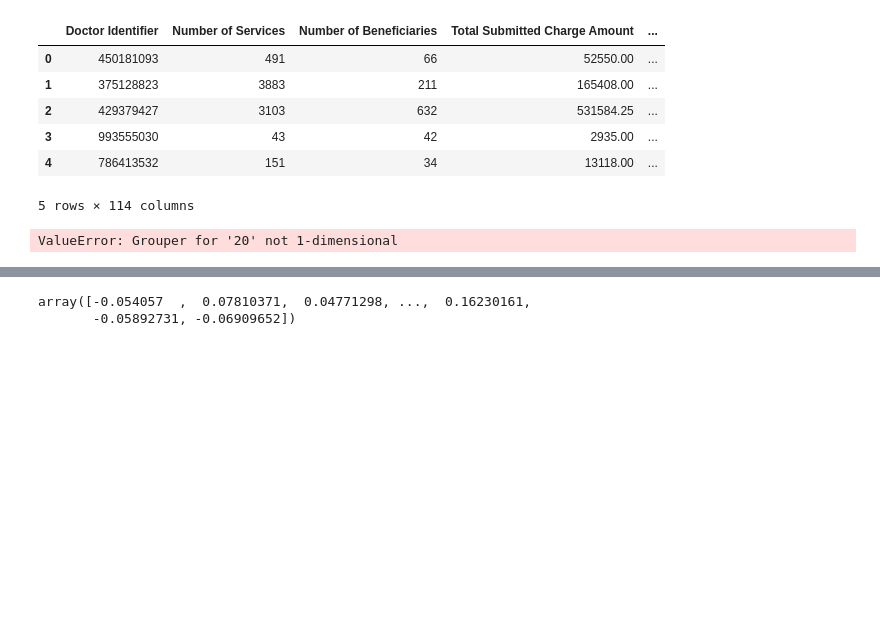
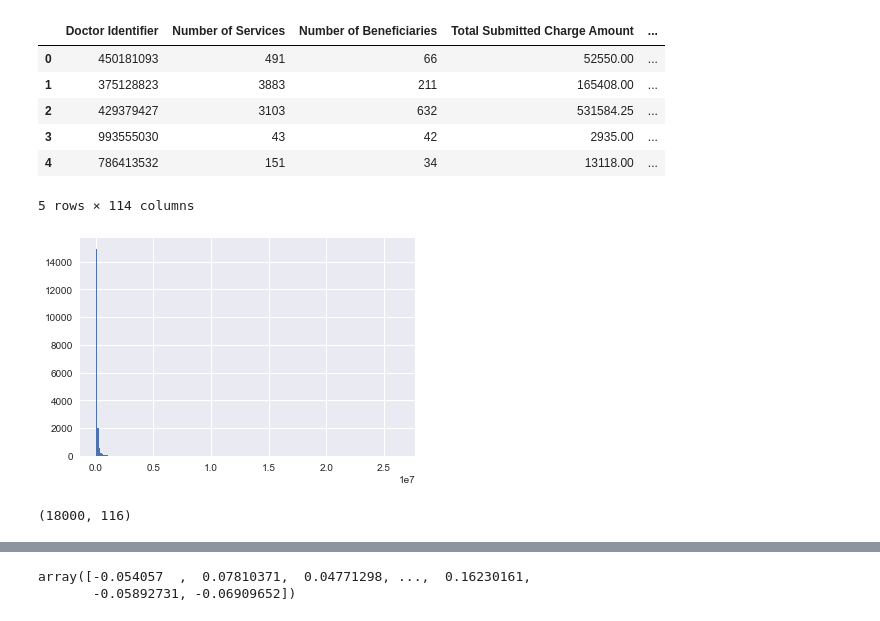
Before and after one commit to amerch/ComputeFest-Data-Challenge, a Jupyter notebook: EDA.ipynb, the cells around one changed output, grey strips where cells are left out. Saved outputs shown, nothing was run; the diff lists cells and outputs as text; code cells hidden in the pictures; blank space fills up the shorter version.

```diff
--- a/EDA.ipynb
+++ b/EDA.ipynb
@@ -70,7 +95,3 @@ df_ohe.head()
 | 3 | 993555030 | 43 | 42 | 2935.00 | ... |
 | 4 | 786413532 | 151 | 34 | 13118.00 | ... |
 5 rows × 114 columns
-# %%
-df_ohe['Total Allowed Amount'].hist(20)
-# %% [output]
-ValueError: Grouper for '20' not 1-dimensional
@@ -80,0 +98,8 @@ Allowed_amount
+# %%
+plt.hist(df_ohe['Total Allowed Amount'], bins = 200);
+# %% [output]
+[figure, added]
+# %%
+df_ohe.shape
+# %% [output]
+(18000, 116)
```
Also changed, not shown: parts of 6 cells of this notebook.
